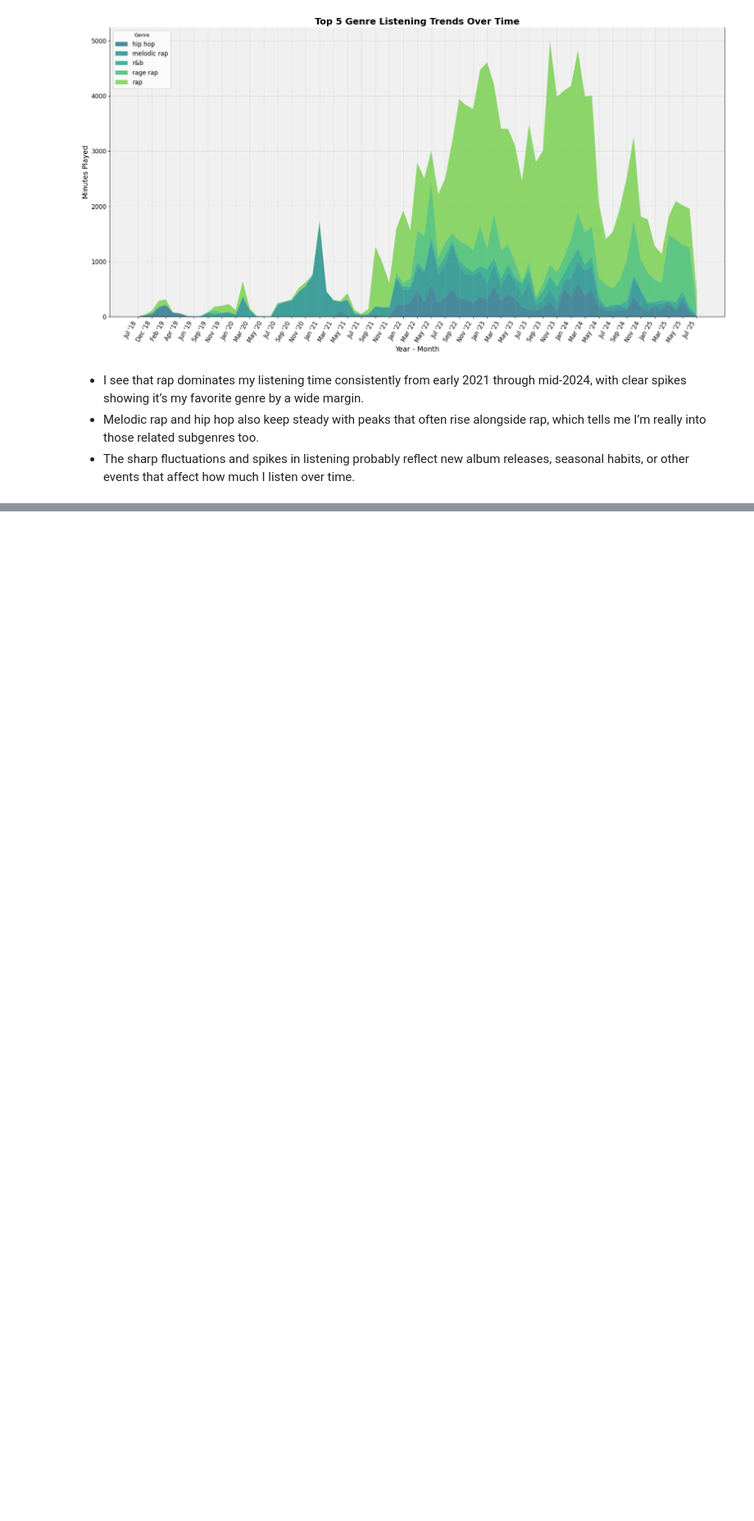
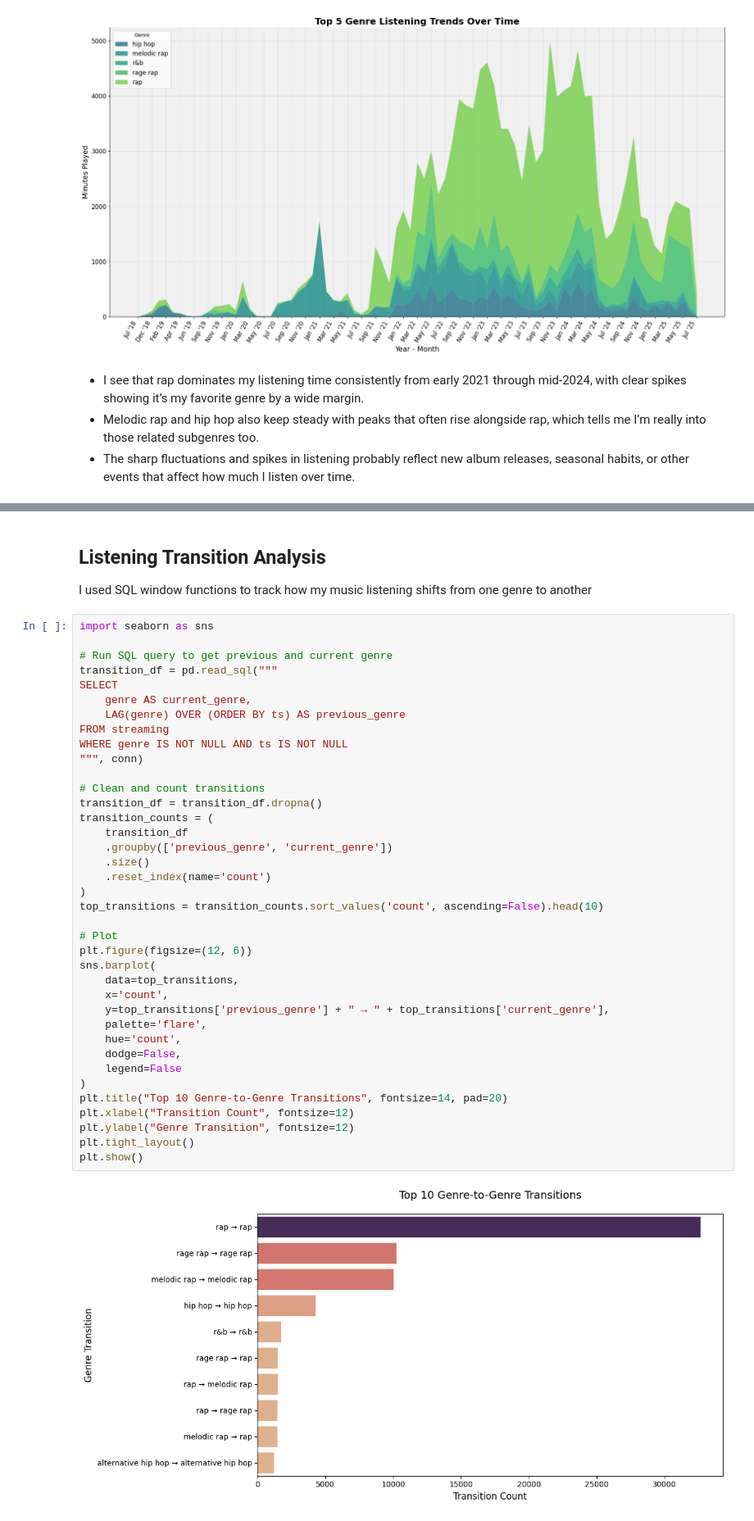
Before and after one commit to Nscook19/Spotify-Data-Analysis, a Jupyter notebook: notebooks/04_SQL_analysis.ipynb, the cells around one changed output, grey strips where cells are left out. Shown at 82% size. Drawn from its saved outputs; the diff is of its cells as text; blank space fills up the shorter version.

```diff
--- a/notebooks/04_SQL_analysis.ipynb
+++ b/notebooks/04_SQL_analysis.ipynb
@@ -171,0 +220,43 @@ plt.show()
+# %% [markdown]
+## Listening Transition Analysis
+I used SQL window functions to track how my music listening shifts from one genre to another
+# %%
+import seaborn as sns
+
+# Run SQL query to get previous and current genre
+transition_df = pd.read_sql("""
+SELECT
+    genre AS current_genre,
+    LAG(genre) OVER (ORDER BY ts) AS previous_genre
+FROM streaming
+WHERE genre IS NOT NULL AND ts IS NOT NULL
+""", conn)
+
+# Clean and count transitions
+transition_df = transition_df.dropna()
+transition_counts = (
+    transition_df
+    .groupby(['previous_genre', 'current_genre'])
+    .size()
+    .reset_index(name='count')
+)
+top_transitions = transition_counts.sort_values('count', ascending=False).head(10)
+
+# Plot
+plt.figure(figsize=(12, 6))
+sns.barplot(
+    data=top_transitions,
+    x='count',
+    y=top_transitions['previous_genre'] + " → " + top_transitions['current_genre'],
+    palette='flare',
+    hue='count',
+    dodge=False,
+    legend=False
+)
+plt.title("Top 10 Genre-to-Genre Transitions", fontsize=14, pad=20)
+plt.xlabel("Transition Count", fontsize=12)
+plt.ylabel("Genre Transition", fontsize=12)
+plt.tight_layout()
+plt.show()
+# %% [output]
+[figure, added]
```
Also changed, not shown: parts of 7 cells of this notebook, 3 other files.
